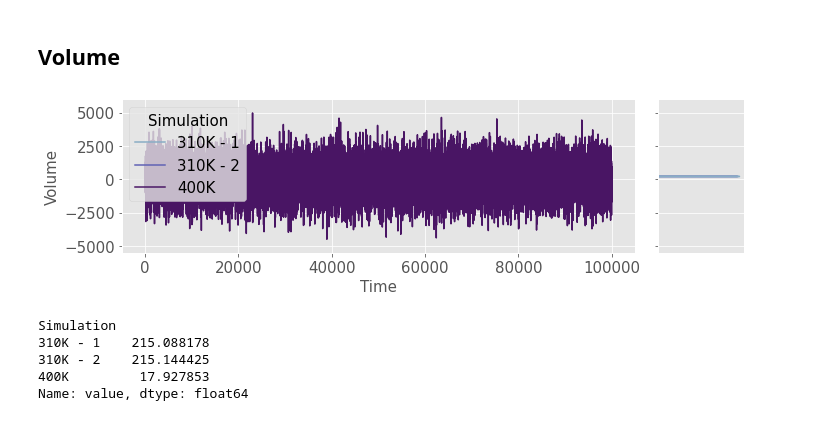
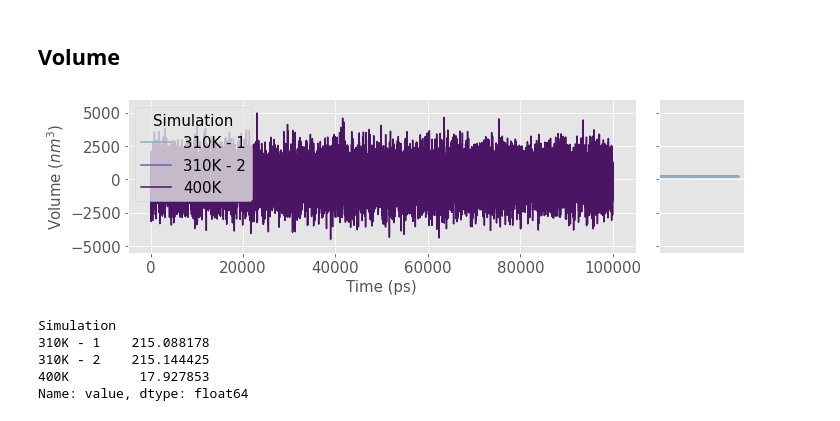
Before and after one commit to hellowithchicken/Biomolecular-Simulations, a Jupyter notebook: analysis.ipynb, the cells around one changed output. Saved outputs shown, nothing was run; the diff lists cells and outputs as text; code cells hidden in the pictures.

```diff
--- a/analysis.ipynb
+++ b/analysis.ipynb
@@ -61,7 +61,7 @@ def get_df(to_read):
     os.chdir(base)
     return df
 
-def plot_joint(data, text_size = 15, xlabel = "Time", ylabel = "RMS"):
+def plot_joint(data, text_size = 15, xlabel = "Time (ps)", ylabel = "RMSD (nm)"):
     """
     plots a joint plot of selected dataframe
     """
@@ -101,7 +101,7 @@ def get_mean(df):
     """
     return df.groupby("Simulation")["value"].mean()
 
-def plot_fes(number, text_size = 15, xlabel = "CV", ylabel = "Bias potential", with_minima = False, sizex = 6, sizey = 3):
+def plot_fes(number, text_size = 15, xlabel = "CV (nm)", ylabel = "Bias potential (kj/mol)", with_minima = False, sizex = 6, sizey = 3):
     """
     number - metadynamics simulation number
     with_minima - (not)plot the minima points for the last set in metadynamics simulation
@@ -145,7 +145,7 @@ def plot_fes(number, text_size = 15, xlabel = "CV", ylabel = "Bias potential", w
     os.chdir(base)
 
 
-def plot_cv(number, text_size = 15, ylabel = "CV", xlabel = "Time"):
+def plot_cv(number, text_size = 15, ylabel = "CV (nm)", xlabel = "Time (ps)"):
     """
     plot collective variable of metadynamics simulation
     number - metadynamics simulation number
@@ -160,6 +160,7 @@ def plot_cv(number, text_size = 15, ylabel = "CV", xlabel = "Time"):
     plt.xlabel(xlabel, fontsize=text_size)
     plt.plot(x, y)
     plt.tight_layout()
+    return x, y
 
 
 def plot_joint_cv(number, text_size = 15, ylabel = "CV", xlabel = "Time"):
@@ -403,10 +392,10 @@ Name: value, dtype: float64
 # %%
 to_read = "volume.xvg"
 df = get_df(to_read)
-plot_joint(df, text_size = 15, ylabel = "Volume")
+plot_joint(df, text_size = 15, ylabel = "Volume ($nm^3$)")
 plt.savefig("Figures/volume.png")
 # %% [output]
-[figure, old version]
+[figure, new version]
 # %%
 get_mean(df)
 # %% [output]
```
Also changed, not shown: parts of 22 cells of this notebook, 37 other files.
